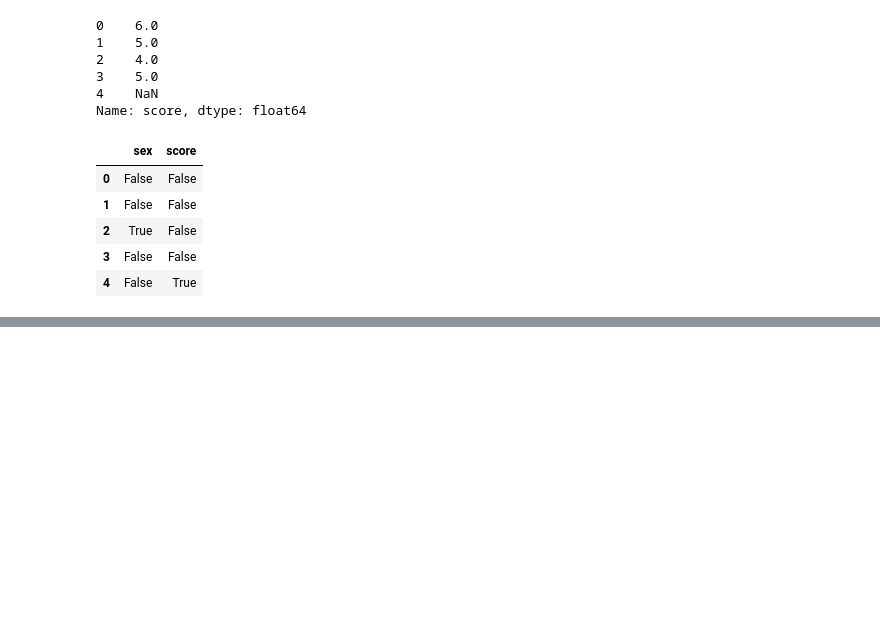
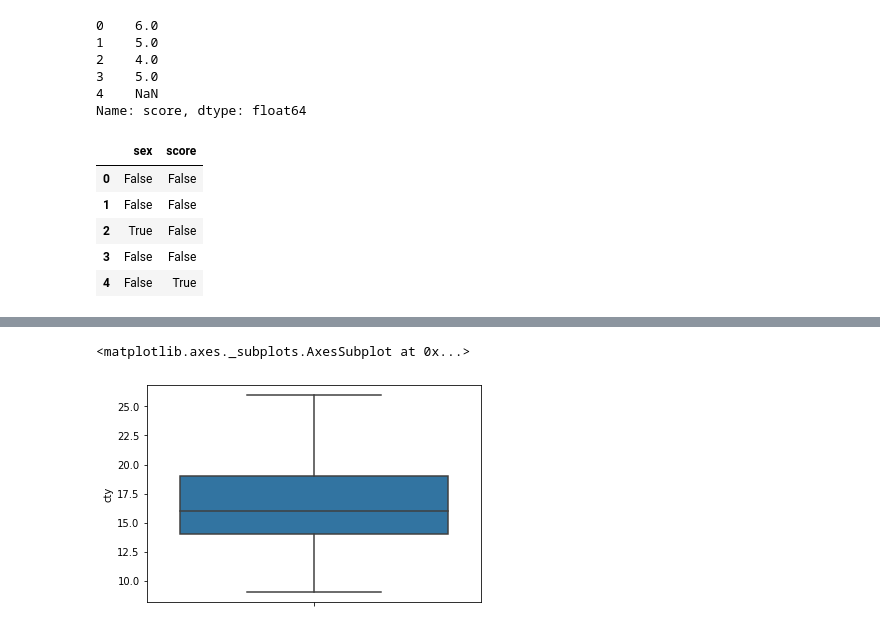
Before and after one commit to harryyang1982/doit_python, a Jupyter notebook: Chapter7.ipynb, the cells around one changed output, grey strips where cells are left out. Cells and saved outputs as stored; diff of their text form; code cells hidden in the pictures; blank space fills up the shorter version.

```diff
--- a/Chapter7.ipynb
+++ b/Chapter7.ipynb
@@ -35,0 +345,3 @@ pd.isna(df)
+# %%
+mpg.loc[[9, 13, 57, 92], 'drv'] = 'k'
+mpg.loc[[28, 42, 128, 202], 'cty'] = [3, 4, 39, 42]
@@ -35,0 +372,3 @@ pd.isna(df)
+# %%
+mpg_noerror = mpg.copy()
+mpg_noerror['drv'] = mpg.drv.replace('k', np.nan)
@@ -35,0 +419,11 @@ pd.isna(df)
+# %%
+mpg_noerror['cty'] = np.where((mpg_noerror['cty'] < 6.5) | (mpg_noerror['cty'] > 26.5),
+                              np.nan, mpg_noerror['cty'])
+# %%
+mpg_noerror = mpg_noerror.dropna()
+# %%
+
+sns.boxplot(y = 'cty', data = mpg_noerror)
+# %% [output]
+<matplotlib.axes._subplots.AxesSubplot at 0x...>
+[figure, added]
```
Also changed, not shown: parts of 51 cells of this notebook.
